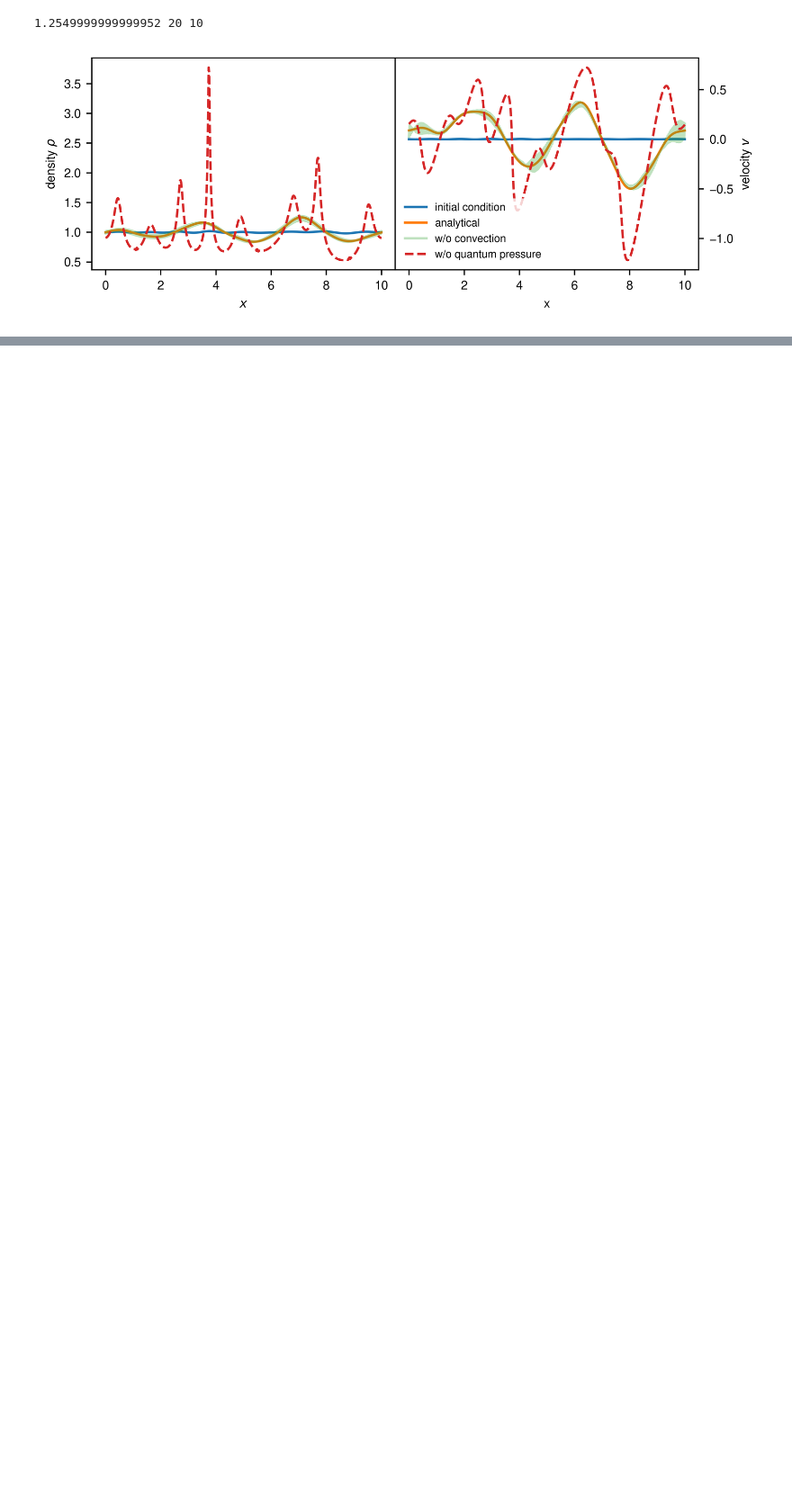
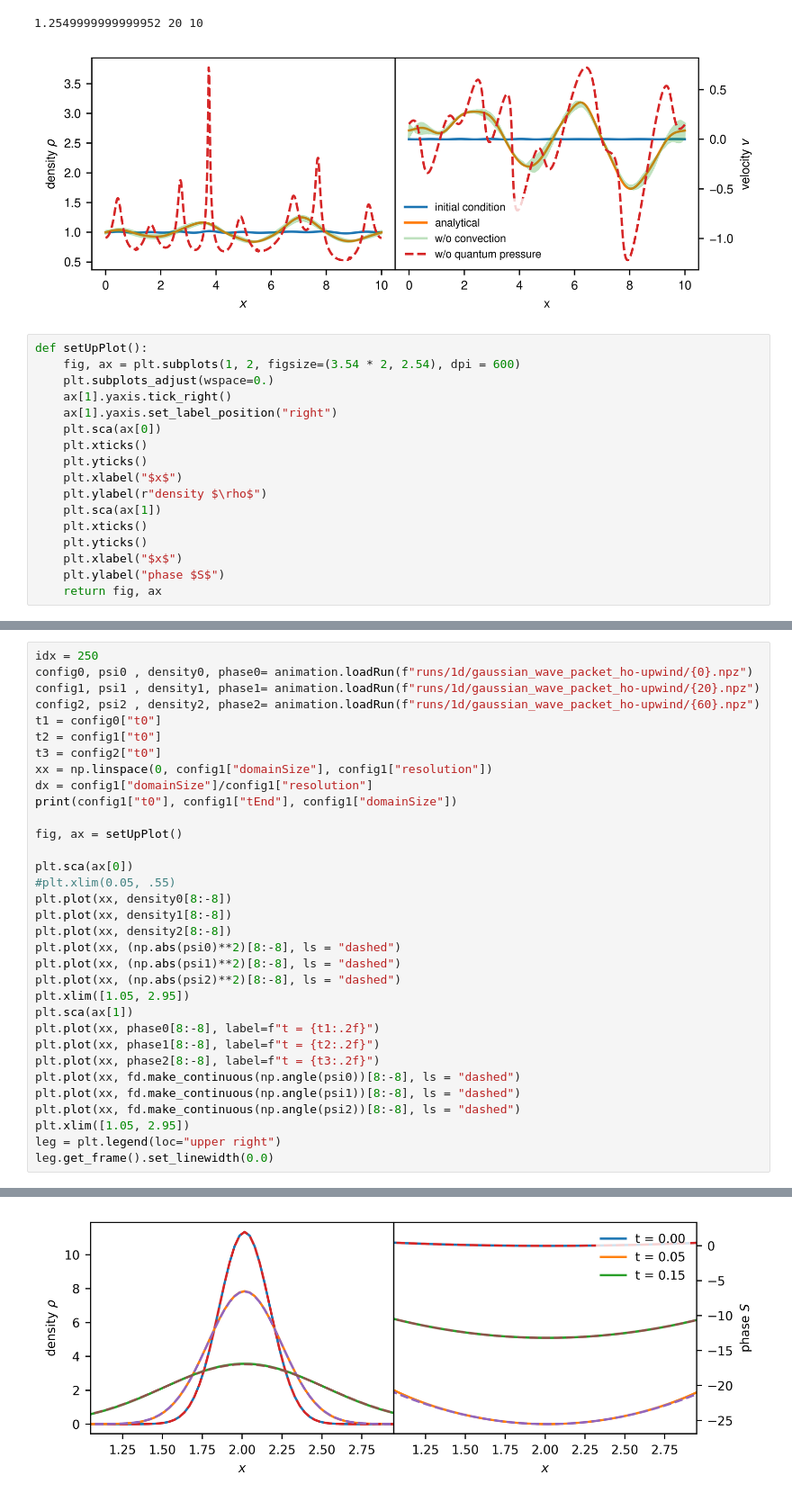
Before and after one commit to KunkelAlexander/fdm-hybrid-scheme, a Jupyter notebook: visualisation.ipynb, the cells around one changed output, grey strips where cells are left out. Shown at 90% size. Drawn from its saved outputs; the diff is of its cells as text; blank space fills up the shorter version.

```diff
--- a/visualisation.ipynb
+++ b/visualisation.ipynb
@@ -232,3 +136,20 @@ plt.savefig("figures/soliton.pdf", bbox_inches='tight')
 # %% [output]
 1.2549999999999952 20 10
 [figure]
+# %%
+def setUpPlot():
+    fig, ax = plt.subplots(1, 2, figsize=(3.54 * 2, 2.54), dpi = 600)
+    plt.subplots_adjust(wspace=0.)
+    ax[1].yaxis.tick_right()
+    ax[1].yaxis.set_label_position("right")
+    plt.sca(ax[0])
+    plt.xticks()
+    plt.yticks()
+    plt.xlabel("$x$")
+    plt.ylabel(r"density $\rho$")
+    plt.sca(ax[1])
+    plt.xticks()
+    plt.yticks()
+    plt.xlabel("$x$")
+    plt.ylabel("phase $S$")
+    return fig, ax
@@ -234,0 +158,34 @@ plt.savefig("figures/soliton.pdf", bbox_inches='tight')
+# %%
+idx = 250
+config0, psi0 , density0, phase0= animation.loadRun(f"runs/1d/gaussian_wave_packet_ho-upwind/{0}.npz")
+config1, psi1 , density1, phase1= animation.loadRun(f"runs/1d/gaussian_wave_packet_ho-upwind/{20}.npz")
+config2, psi2 , density2, phase2= animation.loadRun(f"runs/1d/gaussian_wave_packet_ho-upwind/{60}.npz")
+t1 = config0["t0"]
+t2 = config1["t0"]
+t3 = config2["t0"]
+xx = np.linspace(0, config1["domainSize"], config1["resolution"])
+dx = config1["domainSize"]/config1["resolution"]
+print(config1["t0"], config1["tEnd"], config1["domainSize"])
+
+fig, ax = setUpPlot()
+
+plt.sca(ax[0])
+#plt.xlim(0.05, .55)
+plt.plot(xx, density0[8:-8])
+plt.plot(xx, density1[8:-8])
+plt.plot(xx, density2[8:-8])
+plt.plot(xx, (np.abs(psi0)**2)[8:-8], ls = "dashed")
+plt.plot(xx, (np.abs(psi1)**2)[8:-8], ls = "dashed")
+plt.plot(xx, (np.abs(psi2)**2)[8:-8], ls = "dashed")
+plt.xlim([1.05, 2.95])
+plt.sca(ax[1])
+plt.plot(xx, phase0[8:-8], label=f"t = {t1:.2f}")
+plt.plot(xx, phase1[8:-8], label=f"t = {t2:.2f}")
+plt.plot(xx, phase2[8:-8], label=f"t = {t3:.2f}")
+plt.plot(xx, fd.make_continuous(np.angle(psi0))[8:-8], ls = "dashed")
+plt.plot(xx, fd.make_continuous(np.angle(psi1))[8:-8], ls = "dashed")
+plt.plot(xx, fd.make_continuous(np.angle(psi2))[8:-8], ls = "dashed")
+plt.xlim([1.05, 2.95])
+leg = plt.legend(loc="upper right")
+leg.get_frame().set_linewidth(0.0)
+# %% [output]
@@ -234,0 +194 @@ plt.savefig("figures/soliton.pdf", bbox_inches='tight')
+[figure, added]
```
Also changed, not shown: parts of 7 cells of this notebook, 10 other files.
